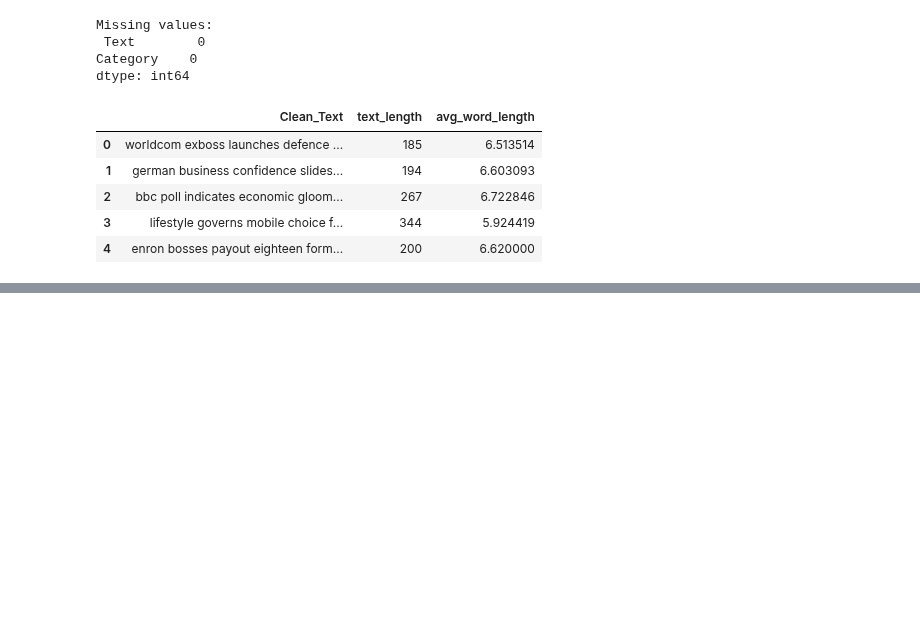
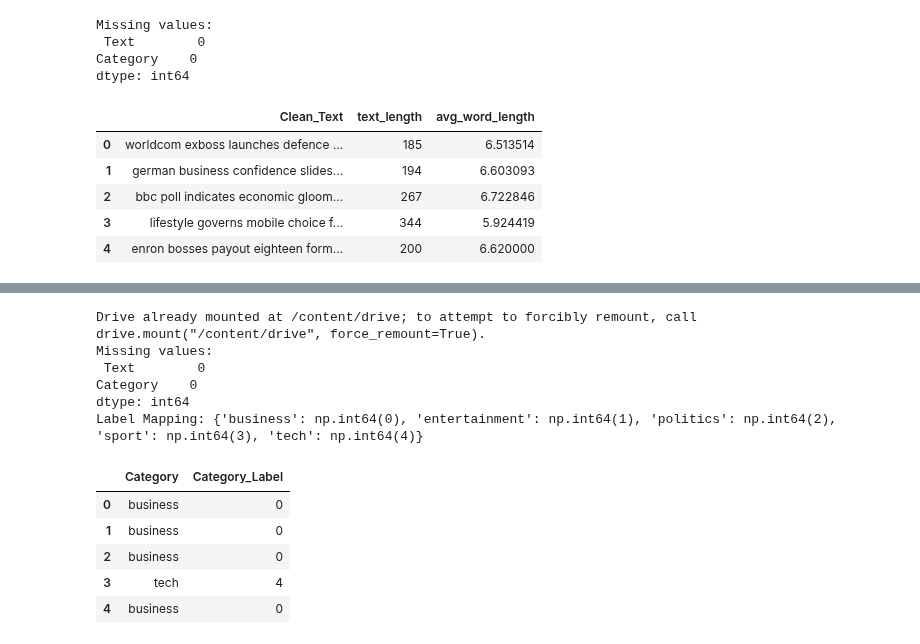
Before and after one commit to luckysiabula-bit/classification_of_domain-subject_area_reference., a Jupyter notebook: classification_of_domain_subject_area_reference.ipynb, the cells around one changed output, grey strips where cells are left out. Cells and saved outputs as stored; diff of their text form; code cells hidden in the pictures; blank space fills up the shorter version.

Commit message:
[DP] Encoded categorical labels into numerical values

```diff
--- a/classification_of_domain_subject_area_reference.ipynb
+++ b/classification_of_domain_subject_area_reference.ipynb
@@ -405,0 +411,62 @@ dtype: int64
+# %%
+# Import required libraries
+import pandas as pd
+
+from google.colab import drive
+
+# Mount Google Drive
+drive.mount('/content/drive')
+
+# Path to your file in Google Drive
+file_path = '/content/drive/MyDrive/BBC News Train.csv'
+
+from sklearn.preprocessing import LabelEncoder
+
+
+# Load dataset
+df = pd.read_csv(file_path)
+
+# Select only the relevant columns from df
+var_relevant_columns = df[["Text", "Category"]]
+
+# Check missing values
+print("Missing values:\n", var_relevant_columns.isnull().sum())
+
+# Drop rows with missing text/category
+var_relevant_columns = var_relevant_columns.dropna(subset=["Text", "Category"])
+
+# Define stopwords
+stop_words = set(stopwords.words("english"))
+
+# Text cleaning function
+def clean_text(text):
+    text = text.lower()  # lowercase
+    text = text.translate(str.maketrans("", "", string.punctuation))  # remove punctuation
+    text = re.sub(r"\d+", "", text)  # remove numbers
+    tokens = [word for word in text.split() if word not in stop_words]  # remove stopwords
+    return " ".join(tokens)
+
+# Apply cleaning
+var_relevant_columns["Clean_Text"] = var_relevant_columns["Text"].apply(clean_text)
+
+# Encode labels
+label_encoder = LabelEncoder()
+var_relevant_columns["Category_Label"] = label_encoder.fit_transform(var_relevant_columns["Category"])
+
+# Show label mapping
+print("Label Mapping:", dict(zip(label_encoder.classes_, label_encoder.transform(label_encoder.classes_))))
+
+var_relevant_columns[["Category", "Category_Label"]].head()
+# %% [output]
+Drive already mounted at /content/drive; to attempt to forcibly remount, call drive.mount("/content/drive", force_remount=True).
+Missing values:
+ Text        0
+Category    0
+dtype: int64
+Label Mapping: {'business': np.int64(0), 'entertainment': np.int64(1), 'politics': np.int64(2), 'sport': np.int64(3), 'tech': np.int64(4)}
+|  | Category | Category_Label |
+| 0 | business | 0 |
+| 1 | business | 0 |
+| 2 | business | 0 |
+| 3 | tech | 4 |
+| 4 | business | 0 |
```
Also changed, not shown: parts of 1 cell of this notebook.
